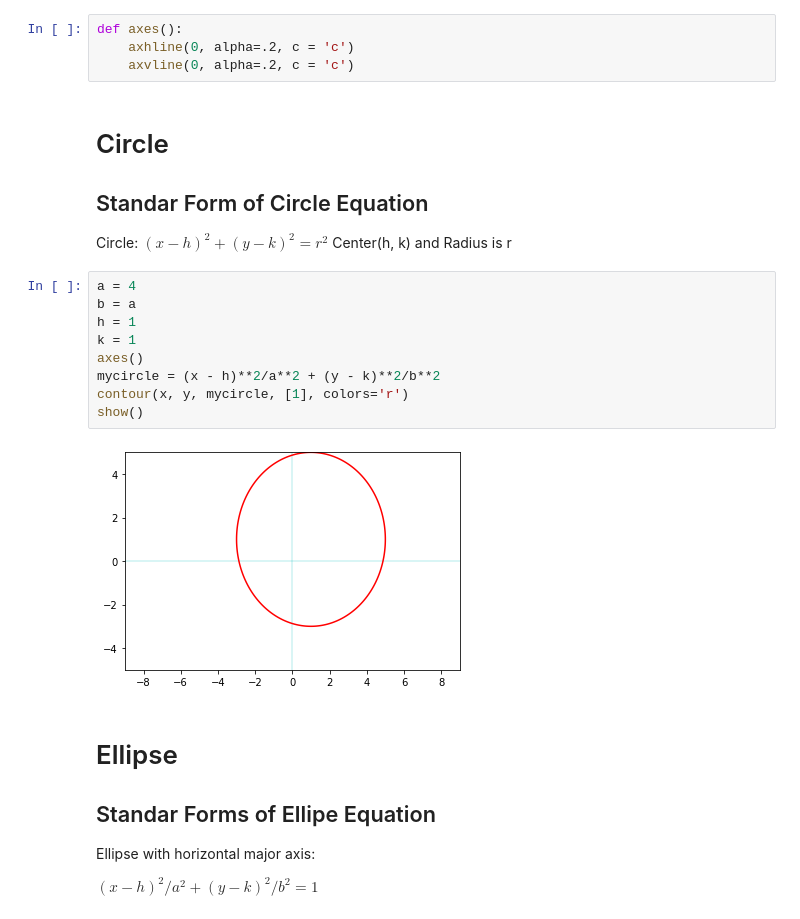
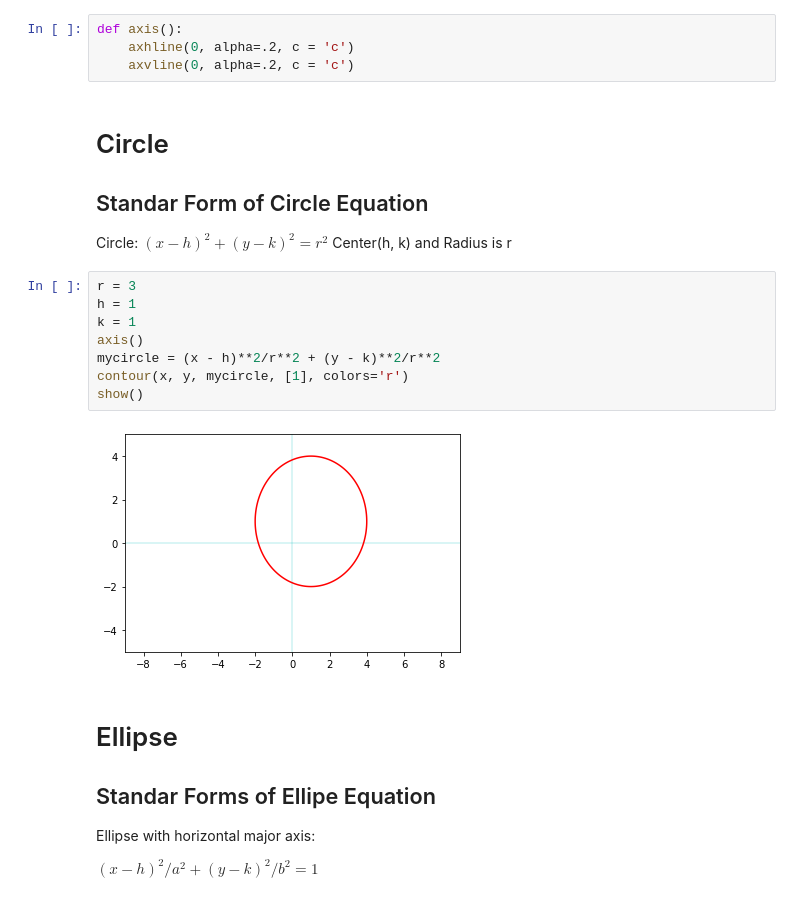
Before and after one commit to AppaBaba/CodeForMathimatics, a Jupyter notebook: Notebook/ConicSections.ipynb, the cells around one changed output. Cells and saved outputs as stored; diff of their text form.

```diff
--- a/Notebook/ConicSections.ipynb
+++ b/Notebook/ConicSections.ipynb
@@ -20,7 +20,7 @@ x = linspace(-9, 9, 200)
 y = linspace(-5, 5, 200)
 x, y = meshgrid(x, y)
 # %%
-def axes():
+def axis():
     axhline(0, alpha=.2, c = 'c')
     axvline(0, alpha=.2, c = 'c')
 # %% [markdown]
@@ -30,16 +30,15 @@ def axes():
 
 Circle: $(x - h)^2 + (y - k)^2 = r^2$  Center(h, k) and Radius is r
 # %%
-a = 4
-b = a
+r = 3
 h = 1
 k = 1
-axes()
-mycircle = (x - h)**2/a**2 + (y - k)**2/b**2
+axis()
+mycircle = (x - h)**2/r**2 + (y - k)**2/r**2
 contour(x, y, mycircle, [1], colors='r')
 show()
 # %% [output]
-[figure, old version]
+[figure, new version]
 # %% [markdown]
 # Ellipse
 
```
Also changed, not shown: parts of 8 cells of this notebook.
